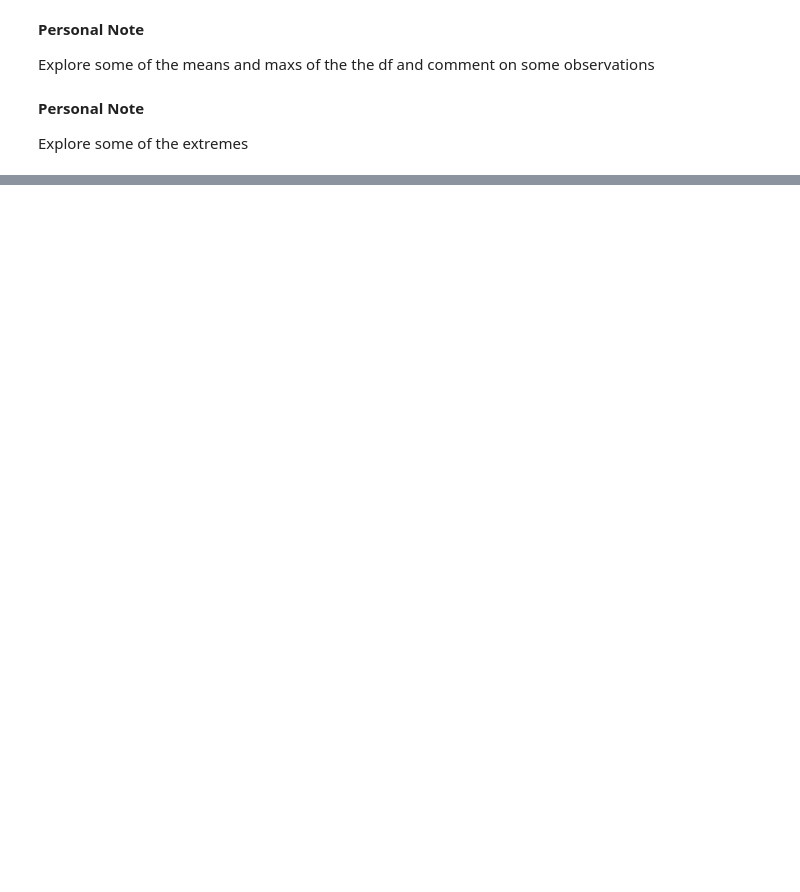
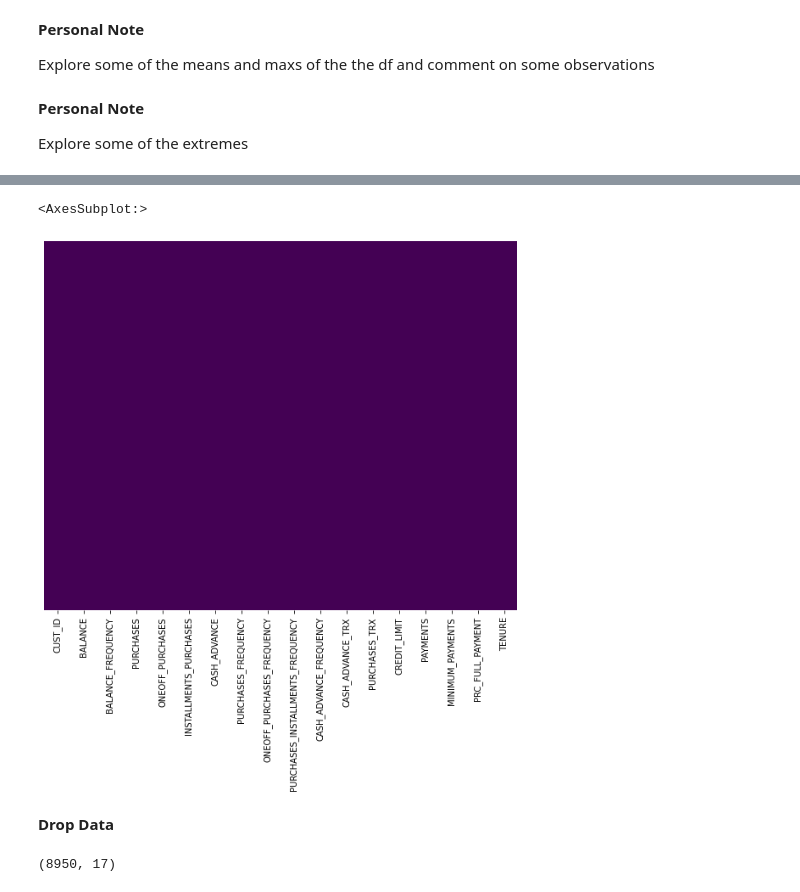
Before and after one commit to clozgil/Market-Segmentation-and-Consumer-Behavior, a Jupyter notebook: Market-Segmentation-and-Consumer-Behavior.ipynb, the cells around one changed output, grey strips where cells are left out. Saved outputs shown, nothing was run; the diff lists cells and outputs as text; code cells hidden in the pictures; blank space fills up the shorter version.

Commit message:
data viz and some minor exploration

```diff
--- a/Market-Segmentation-and-Consumer-Behavior.ipynb
+++ b/Market-Segmentation-and-Consumer-Behavior.ipynb
@@ -56,0 +118,2 @@ cc_df[cc_df['ONEOFF_PURCHASES'] == cc_df['ONEOFF_PURCHASES'].max()]
+# %%
+cc_df.CREDIT_LIMIT.fillna(value = cc_df.CREDIT_LIMIT.mean(), inplace=True)
@@ -56,0 +124,2 @@ cc_df[cc_df['ONEOFF_PURCHASES'] == cc_df['ONEOFF_PURCHASES'].max()]
+# %%
+cc_df.loc[cc_df.MINIMUM_PAYMENTS.isnull() == True, 'MINIMUM_PAYMENTS'] = cc_df.MINIMUM_PAYMENTS.mean()
@@ -56,0 +148,7 @@ cc_df[cc_df['ONEOFF_PURCHASES'] == cc_df['ONEOFF_PURCHASES'].max()]
+# %%
+sns.heatmap(cc_df.isnull(), yticklabels=False, cbar=False, cmap = 'viridis')
+# %% [output]
+<AxesSubplot:>
+[figure, added]
+# %% [markdown]
+**Drop Data**
@@ -56,0 +157,4 @@ cc_df[cc_df['ONEOFF_PURCHASES'] == cc_df['ONEOFF_PURCHASES'].max()]
+# %%
+cc_df.shape
+# %% [output]
+(8950, 17)
```
Also changed, not shown: parts of 18 cells of this notebook.
